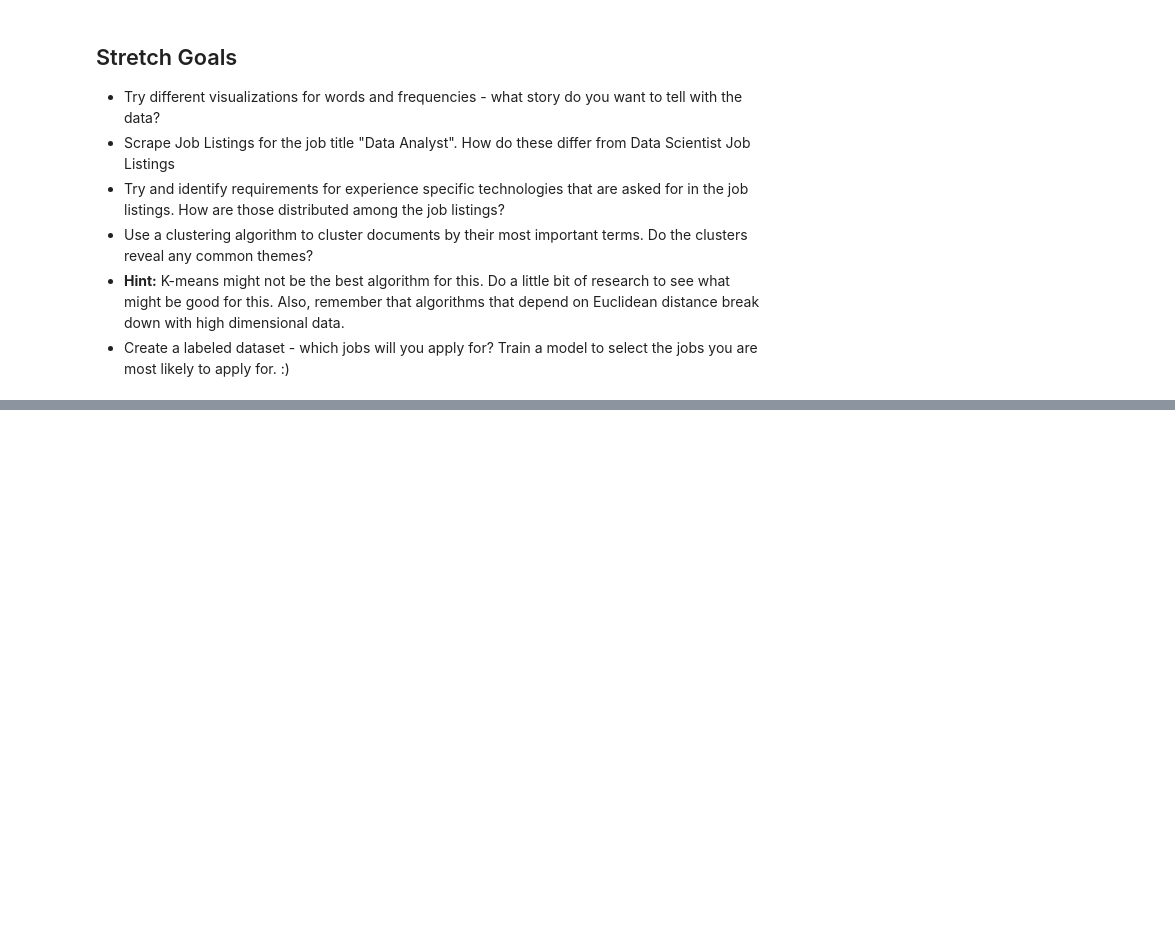
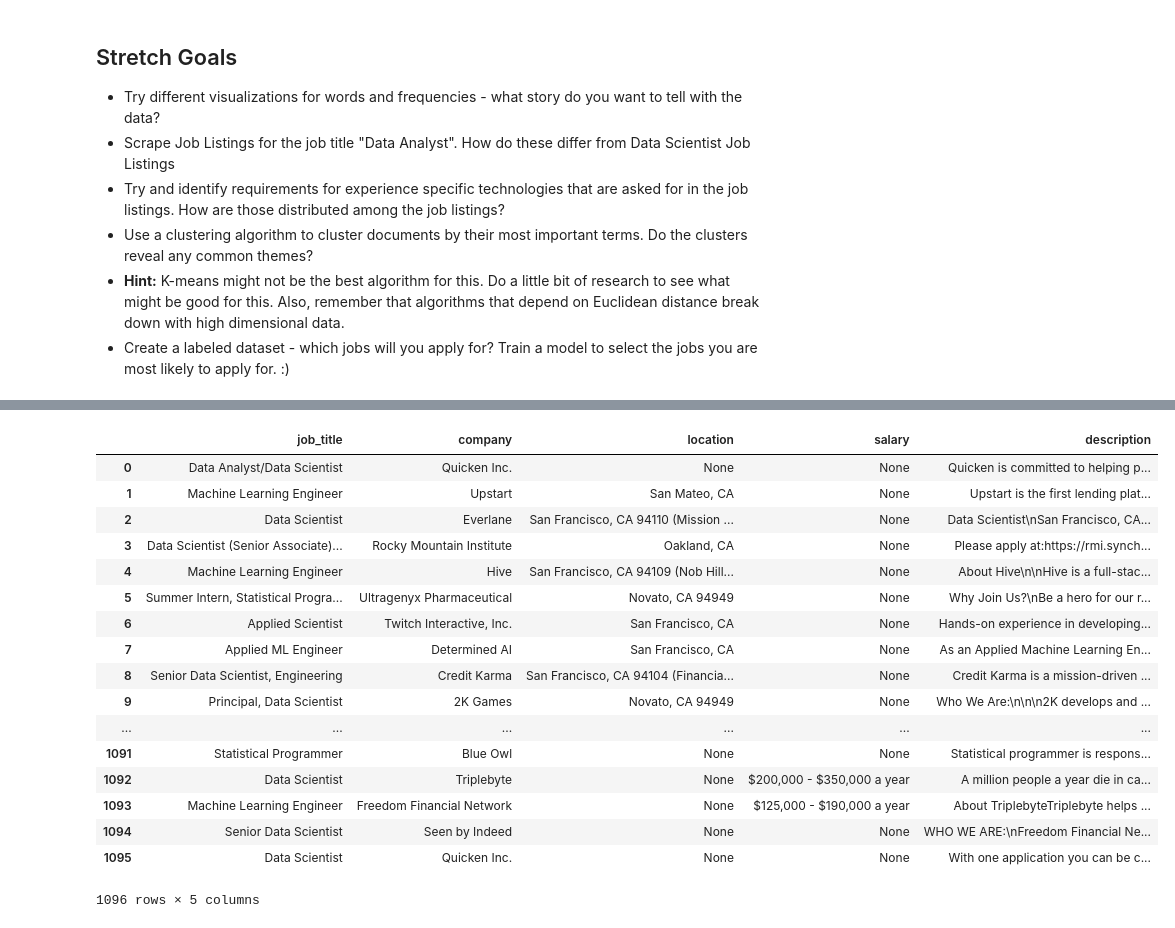
Before and after one commit to JimKing100/DS-Unit-4-Sprint-1-NLP, a Jupyter notebook: module2-vector-representations/LS_DS_412_Vector_Representations_Assignment.ipynb, the cells around one changed output, grey strips where cells are left out. Saved outputs shown, nothing was run; the diff lists cells and outputs as text; code cells hidden in the pictures; blank space fills up the shorter version.

```diff
--- a/module2-vector-representations/LS_DS_412_Vector_Representations_Assignment.ipynb
+++ b/module2-vector-representations/LS_DS_412_Vector_Representations_Assignment.ipynb
@@ -298,0 +413,11 @@ df['description'][408]
+# %%
+def extract_salary(soup):
+    salaries = []
+    for div in soup.find_all(name="div", attrs={"class":"row"}):
+        try:
+            salaries.append(div.find(name="span", attrs={"class":"salaryText"}).text.replace("\n",""))
+        except:
+            salaries.append("None")
+    return(salaries)
+
+extract_salary(soup)
@@ -298,0 +469,9 @@ df['description'][408]
+# %%
+def extract_job_title(soup):
+    jobs = []
+    for div in soup.find_all(name="div", attrs={"class":"row"}):
+        for a in div.find_all(name="a", attrs={"data-tn-element":"jobTitle"}):
+            jobs.append(a["title"])
+    return(jobs)
+
+extract_job_title(soup)
@@ -298,0 +520,27 @@ df['description'][408]
+# %%
+max_results = 500
+title_name = "data+scientist"
+city_name = "San+Francisco"
+st_name = "CA"
+columns = ["city", "job_title", "company", "location", "salary", "description"]
+
+
+for start in range(0, max_results, 10):
+    city_url = "https://www.indeed.com/jobs?q=" + title_name + \
+               "&l=" + city_name + "%2C+" + st_name + \
+               "&start=" + str(start)
+    print(city_url)
+    page = requests.get(city_url)
+    soup = BeautifulSoup(page.text, "html.parser")
+
+    job_title_list.extend(extract_job_title(soup))
+    company_list.extend(extract_company(soup))
+    location_list.extend(extract_location(soup))
+    salary_list.extend(extract_salary(soup))
+    add_urls = extract_url(soup)
+    desc_list.extend(extract_desc(add_urls))
+
+indeed_df = pd.DataFrame(list(zip(job_title_list, company_list, location_list,
+                                  salary_list, desc_list)),
+                         columns = ['job_title', 'company', 'location', 'salary', 'description'])
+# %% [output]
@@ -298,0 +564,18 @@ df['description'][408]
+|  | job_title | company | location | salary | description |
+| 0 | Data Analyst/Data Scientist | Quicken Inc. | None | None | Quicken is committed to helping p... |
+| 1 | Machine Learning Engineer | Upstart | San Mateo, CA | None | Upstart is the first lending plat... |
+| 2 | Data Scientist | Everlane | San Francisco, CA 94110 (Mission ... | None | Data Scientist\nSan Francisco, CA... |
+| 3 | Data Scientist (Senior Associate)... | Rocky Mountain Institute | Oakland, CA | None | Please apply at:https://rmi.synch... |
+| 4 | Machine Learning Engineer | Hive | San Francisco, CA 94109 (Nob Hill... | None | About Hive\n\nHive is a full-stac... |
+| 5 | Summer Intern, Statistical Progra... | Ultragenyx Pharmaceutical | Novato, CA 94949 | None | Why Join Us?\nBe a hero for our r... |
+| 6 | Applied Scientist | Twitch Interactive, Inc. | San Francisco, CA | None | Hands-on experience in developing... |
+| 7 | Applied ML Engineer | Determined AI | San Francisco, CA | None | As an Applied Machine Learning En... |
+| 8 | Senior Data Scientist, Engineering | Credit Karma | San Francisco, CA 94104 (Financia... | None | Credit Karma is a mission-driven ... |
+| 9 | Principal, Data Scientist | 2K Games | Novato, CA 94949 | None | Who We Are:\n\n\n2K develops and ... |
+| ... | ... | ... | ... | ... | ... |
+| 1091 | Statistical Programmer | Blue Owl | None | None | Statistical programmer is respons... |
+| 1092 | Data Scientist | Triplebyte | None | $200,000 - $350,000 a year | A million people a year die in ca... |
+| 1093 | Machine Learning Engineer | Freedom Financial Network | None | $125,000 - $190,000 a year | About TriplebyteTriplebyte helps ... |
+| 1094 | Senior Data Scientist | Seen by Indeed | None | None | WHO WE ARE:\nFreedom Financial Ne... |
+| 1095 | Data Scientist | Quicken Inc. | None | None | With one application you can be c... |
+1096 rows × 5 columns
```
Also changed, not shown: parts of 14 cells of this notebook.
